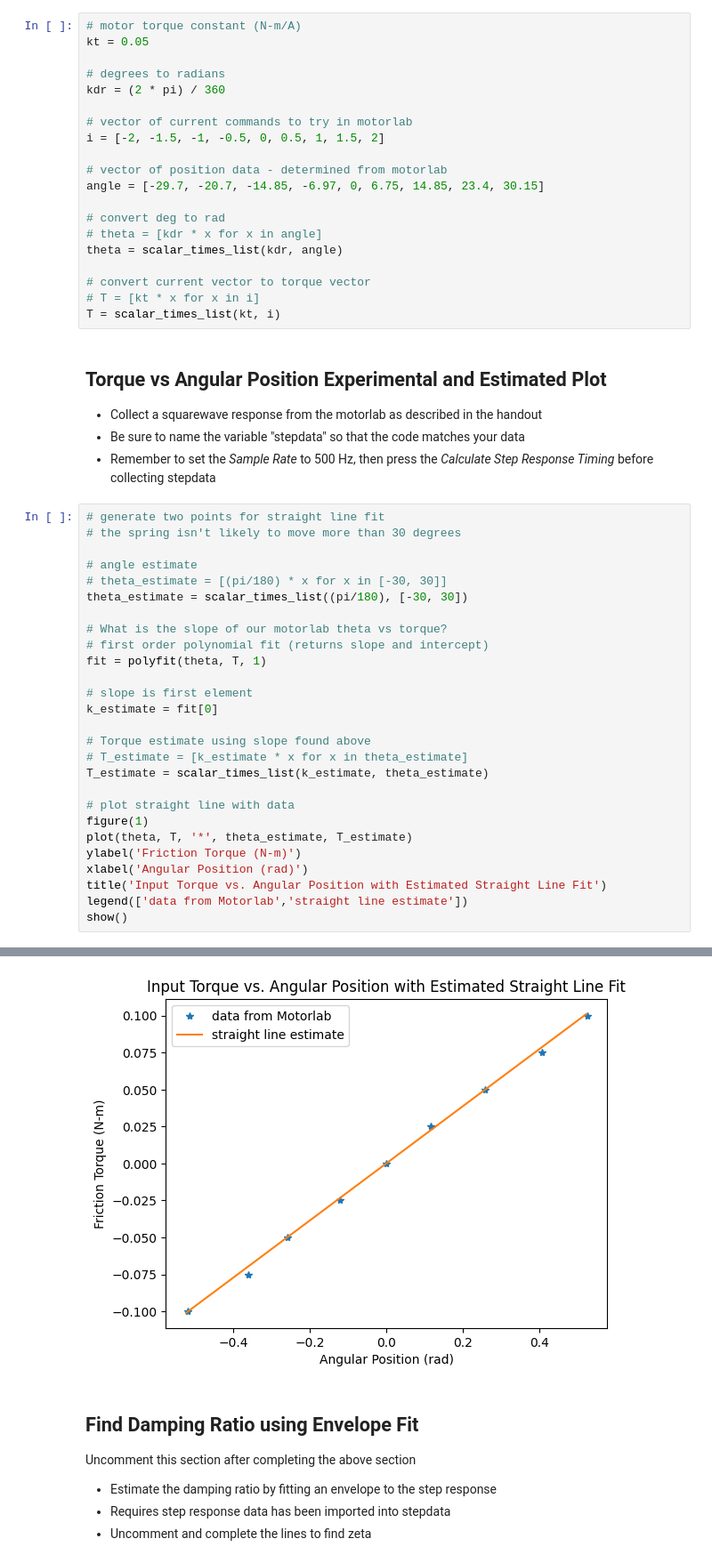
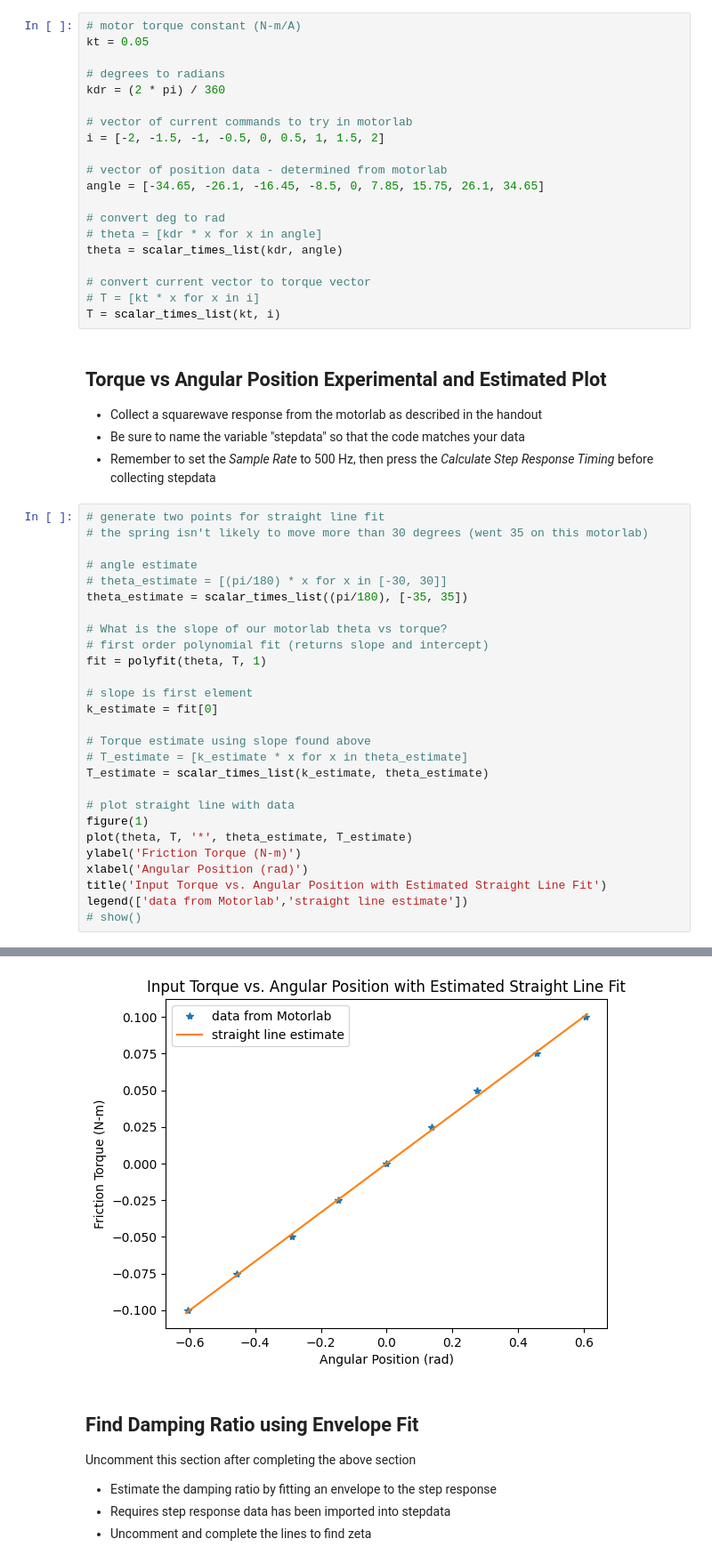
Before and after one commit to mKiloLA/python-based-mne, a Jupyter notebook: control-of-mechanical-systems/Lab_4.ipynb, the cells around one changed output, grey strips where cells are left out. Shown at 89% size. Drawn from its saved outputs; the diff is of its cells as text.

Commit message:
Added new data from motorlab.

```diff
--- a/control-of-mechanical-systems/Lab_4.ipynb
+++ b/control-of-mechanical-systems/Lab_4.ipynb
@@ -22,7 +22,7 @@ kdr = (2 * pi) / 360
 i = [-2, -1.5, -1, -0.5, 0, 0.5, 1, 1.5, 2]
 
 # vector of position data - determined from motorlab
-angle = [-29.7, -20.7, -14.85, -6.97, 0, 6.75, 14.85, 23.4, 30.15]
+angle = [-34.65, -26.1, -16.45, -8.5, 0, 7.85, 15.75, 26.1, 34.65]
 
 # convert deg to rad
 # theta = [kdr * x for x in angle]
@@ -38,11 +38,11 @@ T = scalar_times_list(kt, i)
 * Remember to set the *Sample Rate* to 500 Hz, then press the *Calculate Step Response Timing* before collecting stepdata
 # %%
 # generate two points for straight line fit
-# the spring isn't likely to move more than 30 degrees
+# the spring isn't likely to move more than 30 degrees (went 35 on this motorlab)
 
 # angle estimate
 # theta_estimate = [(pi/180) * x for x in [-30, 30]]
-theta_estimate = scalar_times_list((pi/180), [-30, 30])
+theta_estimate = scalar_times_list((pi/180), [-35, 35])
 
 # What is the slope of our motorlab theta vs torque?
 # first order polynomial fit (returns slope and intercept)
@@ -62,5 +62,5 @@ ylabel('Friction Torque (N-m)')
 xlabel('Angular Position (rad)')
 title('Input Torque vs. Angular Position with Estimated Straight Line Fit')
 legend(['data from Motorlab','straight line estimate'])
-show()
+# show()
 # %% [output]
@@ -67,4 +68,4 @@ show()
-[figure, old version]
+[figure, new version]
 # %% [markdown]
 ## Find Damping Ratio using Envelope Fit
 Uncomment this section after completing the above section
```
Also changed, not shown: parts of 3 cells of this notebook, 3 other files.
